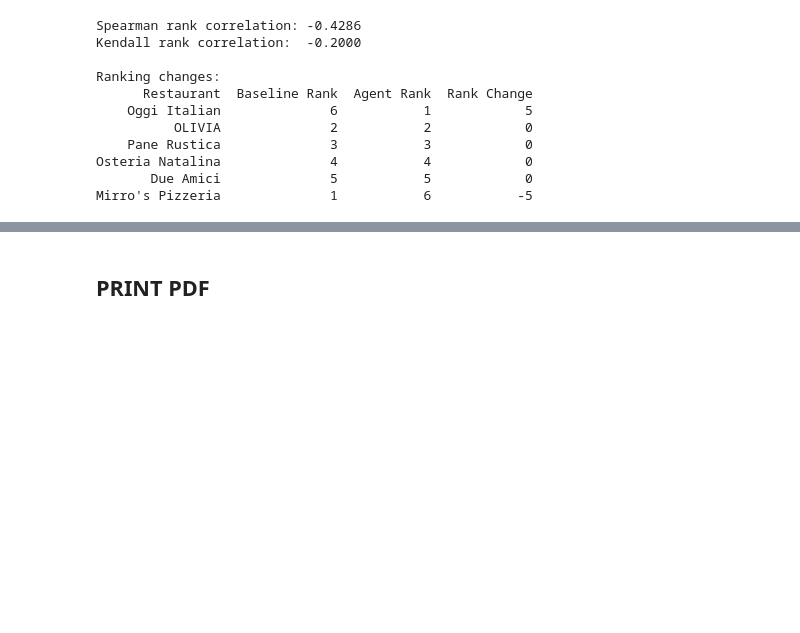
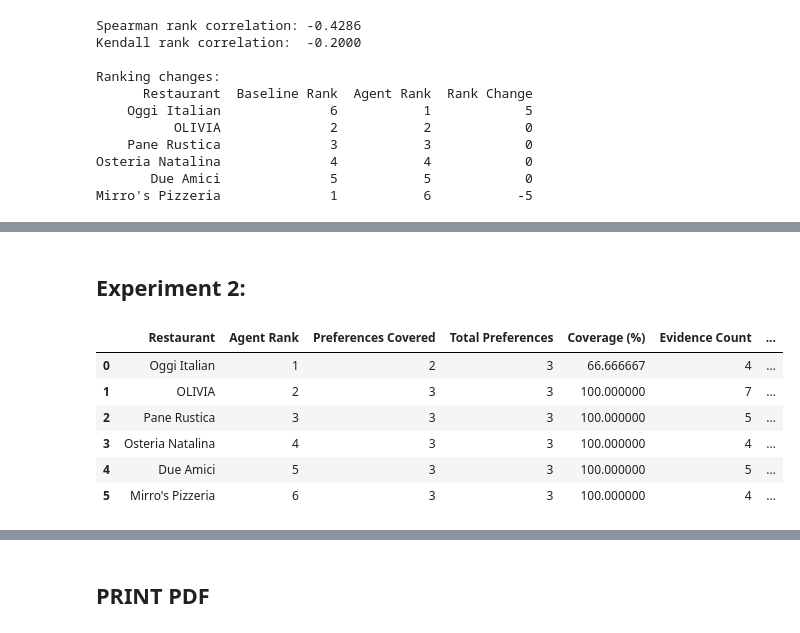
Before and after one commit to behar43/CAP6938_AI_Knowledge_Systems_Final_Project, a Jupyter notebook: tester_Ben_Prishtina.ipynb, the cells around one changed output, grey strips where cells are left out. Drawn from its saved outputs; the diff is of its cells as text; code cells hidden in the pictures; blank space fills up the shorter version.

Commit message:
start the final report and more quantitative results

```diff
--- a/tester_Ben_Prishtina.ipynb
+++ b/tester_Ben_Prishtina.ipynb
@@ -2015,0 +2093,56 @@ Mirro's Pizzeria              1           6           -5
+# %% [markdown]
+## Experiment 2:
+# %%
+import pandas as pd
+
+recommendations = agent_run["recommendations"]
+preferences = agent_run["criteria"]["preferences"] if "criteria" in agent_run else agent_result["criteria"]["preferences"]
+
+coverage_rows = []
+
+for restaurant in recommendations:
+
+    evidence = restaurant["evidence_summary"]
+
+    preferences_covered = 0
+    total_evidence = 0
+
+    for preference in preferences:
+
+        counts = evidence.get(preference, {})
+
+        informative = (
+            counts.get("positive", 0)
+            + counts.get("negative", 0)
+            + counts.get("mixed", 0)
+        )
+
+        total_evidence += informative
+
+        if informative > 0:
+            preferences_covered += 1
+
+    coverage_rows.append({
+        "Restaurant": restaurant["name"],
+        "Agent Rank": len(coverage_rows) + 1,
+        "Preferences Covered": preferences_covered,
+        "Total Preferences": len(preferences),
+        "Coverage (%)": (
+            100 * preferences_covered / len(preferences)
+            if preferences else 0
+        ),
+        "Evidence Count": total_evidence,
+        "Agent Score": restaurant["overall_score"]
+    })
+
+coverage_df = pd.DataFrame(coverage_rows)
+
+display(coverage_df)
+# %% [output]
+|  | Restaurant | Agent Rank | Preferences Covered | Total Preferences | Coverage (%) | Evidence Count | ... |
+| 0 | Oggi Italian | 1 | 2 | 3 | 66.666667 | 4 | ... |
+| 1 | OLIVIA | 2 | 3 | 3 | 100.000000 | 7 | ... |
+| 2 | Pane Rustica | 3 | 3 | 3 | 100.000000 | 5 | ... |
+| 3 | Osteria Natalina | 4 | 3 | 3 | 100.000000 | 4 | ... |
+| 4 | Due Amici | 5 | 3 | 3 | 100.000000 | 5 | ... |
+| 5 | Mirro's Pizzeria | 6 | 3 | 3 | 100.000000 | 4 | ... |
```
Also changed, not shown: parts of 3 cells of this notebook, 1 other file.
